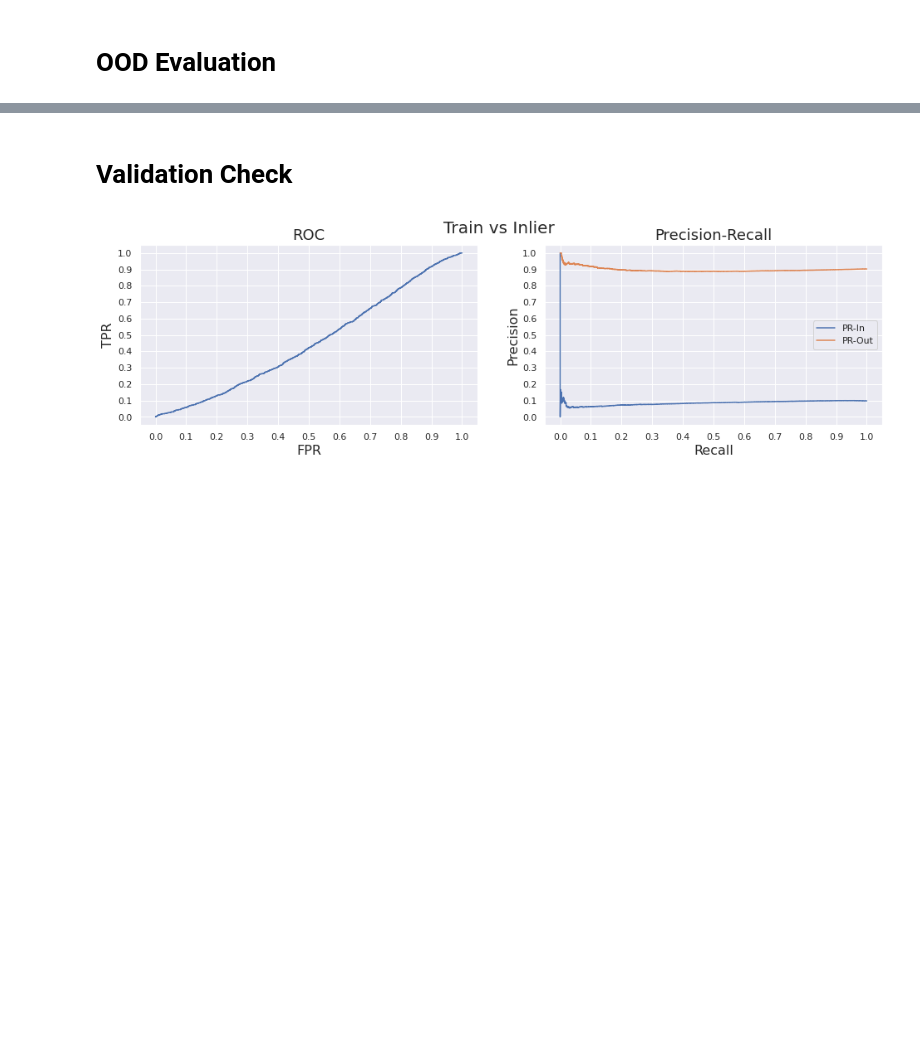
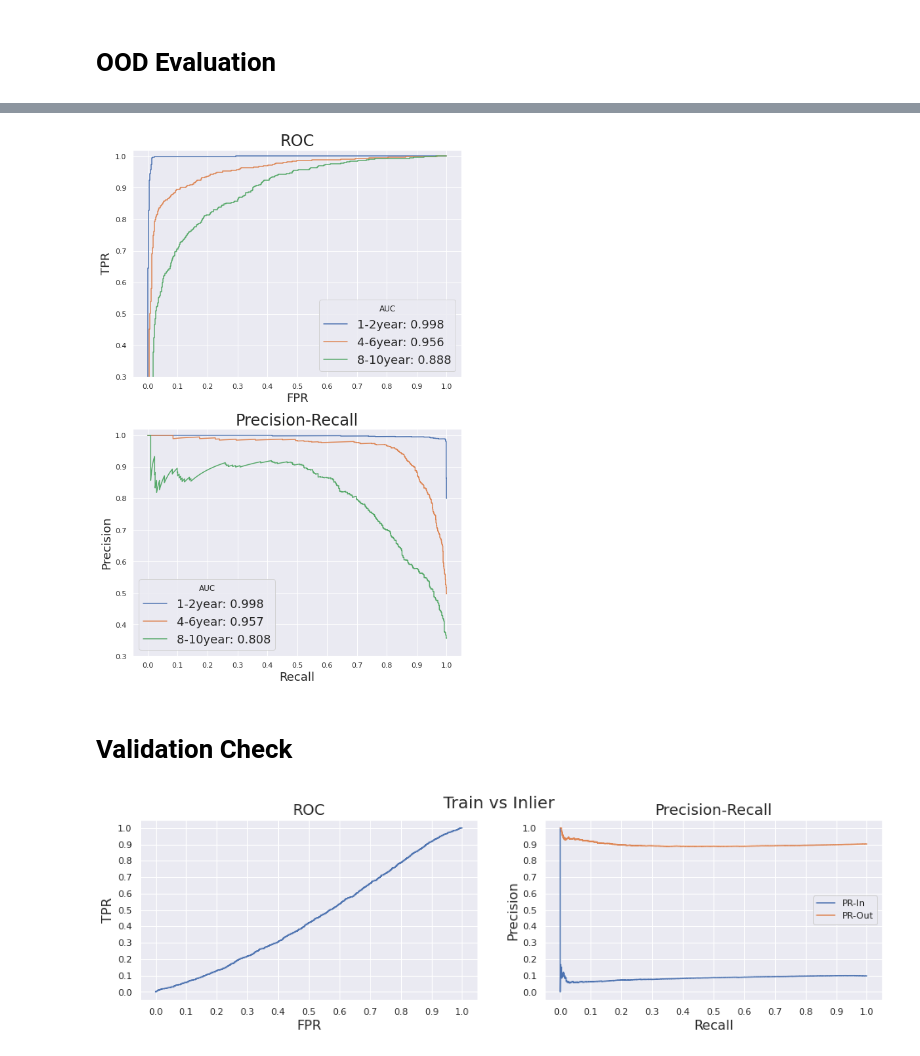
Before and after one commit to ahsanMah/NCSN-TF2.0, a Jupyter notebook: score_exploration/brain/ood_analysis.ipynb, the cells around one changed output, grey strips where cells are left out. Saved outputs shown, nothing was run; the diff lists cells and outputs as text; code cells hidden in the pictures; blank space fills up the shorter version.

```diff
--- a/score_exploration/brain/ood_analysis.ipynb
+++ b/score_exploration/brain/ood_analysis.ipynb
@@ -275,6 +346,9 @@ Wall time: 86.8 ms
 # %%
-for idx, _score in enumerate(ood_scores):
-    ood_metrics(-test_score, -_score, names=(LABELS[1], LABELS[idx+2]),
-                    plot=False, verbose=True)
-    print()
+# for idx, _score in enumerate(ood_scores):
+#     ood_metrics(-test_score, -_score, names=(LABELS[1], LABELS[idx+2]),
+#                     plot=False, verbose=True)
+#     print()
+
+gmm_metrics = get_metrics(-gmm_test_score, -gmm_ood_scores)*100
+gmm_metrics
 # %% [output]
@@ -302,3 +375,19 @@ evaluate_model(train_score, test_score, ood_scores, labels=LABELS)
+# %%
+plt.rcParams['axes.titlesize'] = 24
+plt.rcParams['axes.labelsize'] = 18
+plt.rcParams['legend.fontsize'] = 18
+# %%
+fig, axs = plt.subplots(2,1, figsize=(8,12))
+for idx in range(0, len(outlier_scores)):
+    plot_curves(-gmm_test_score, -gmm_ood_scores[idx], label=LABELS[idx+2], axs=axs)
+
+for ax in axs:
+    ax.legend(title="AUC")
+    ax.set(ylim=(0.3, 1.02))
+plt.tight_layout()
+plt.savefig("./gmm_curves.png", dpi=200)
+# %% [output]
+[figure, added]
 # %% [markdown]
 # Validation Check
 # %%
```
Also changed, not shown: parts of 42 cells of this notebook, 10 other files.
